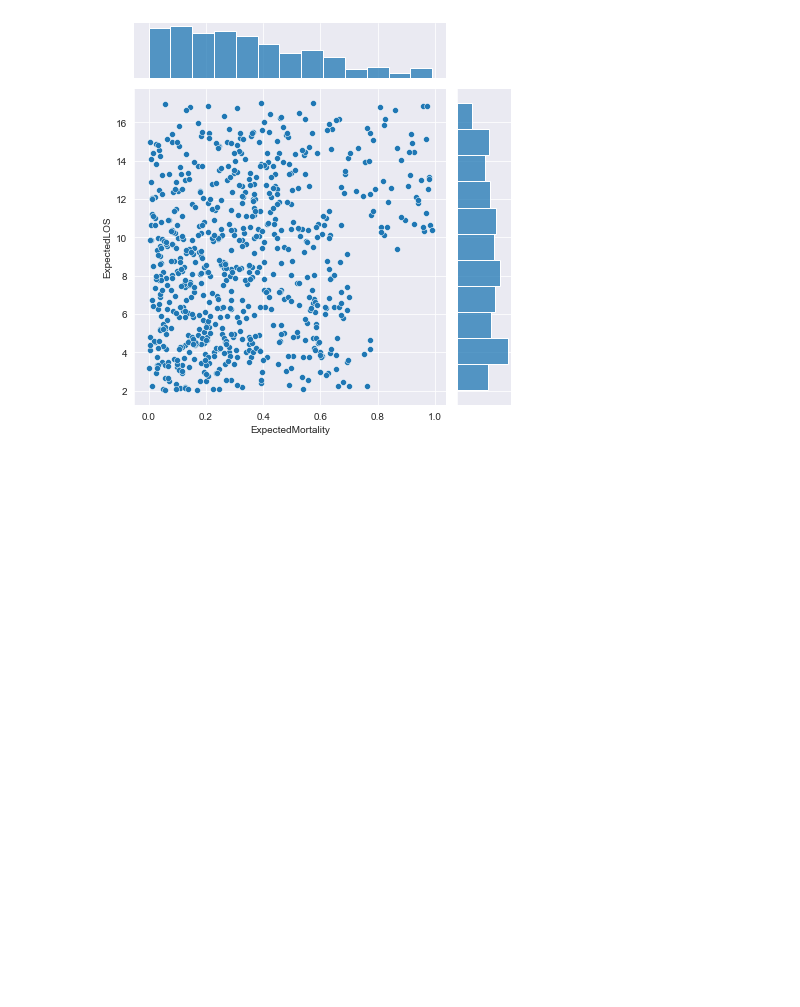
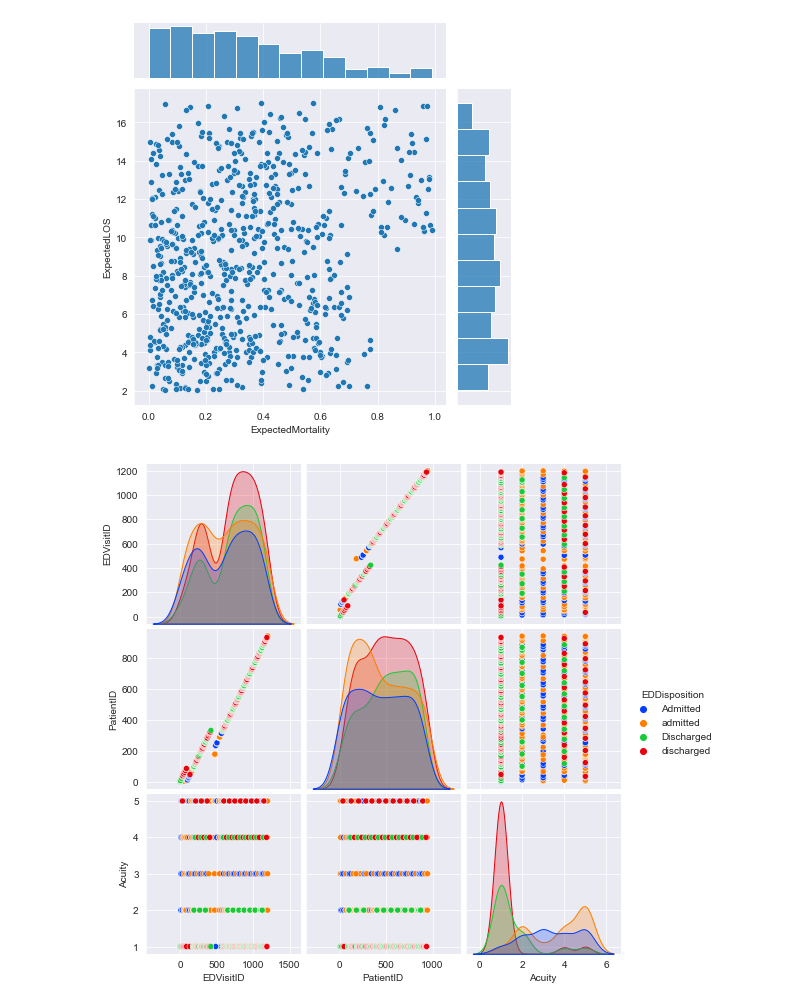
Before and after one commit to dbdebalinab/NumpyWarriors1, a Jupyter notebook: Hackthon/Kalyani_Numpy.ipynb, the cells around one changed output. Cells and saved outputs as stored; diff of their text form; code cells hidden in the pictures; blank space fills up the shorter version.

```diff
--- a/Hackthon/Kalyani_Numpy.ipynb
+++ b/Hackthon/Kalyani_Numpy.ipynb
@@ -17,3 +17,13 @@ sns.jointplot(x = "ExpectedMortality", y = "ExpectedLOS" ,
 plt.show()
 # %% [output]
 [figure]
+# %%
+#7.Create a pair plot on whole dataframe by taking parameter "hue" as EDDisposition.
+# loading dataset using pandas
+df_ED = pd.read_excel("HospitalDatabase .xlsx",sheet_name="EDUnique")
+# pairplot with hue EDDisposition
+sns.pairplot(df_ED, hue ='EDDisposition',palette='bright')
+# to show
+plt.show()
+# %% [output]
+[figure, added]
```
